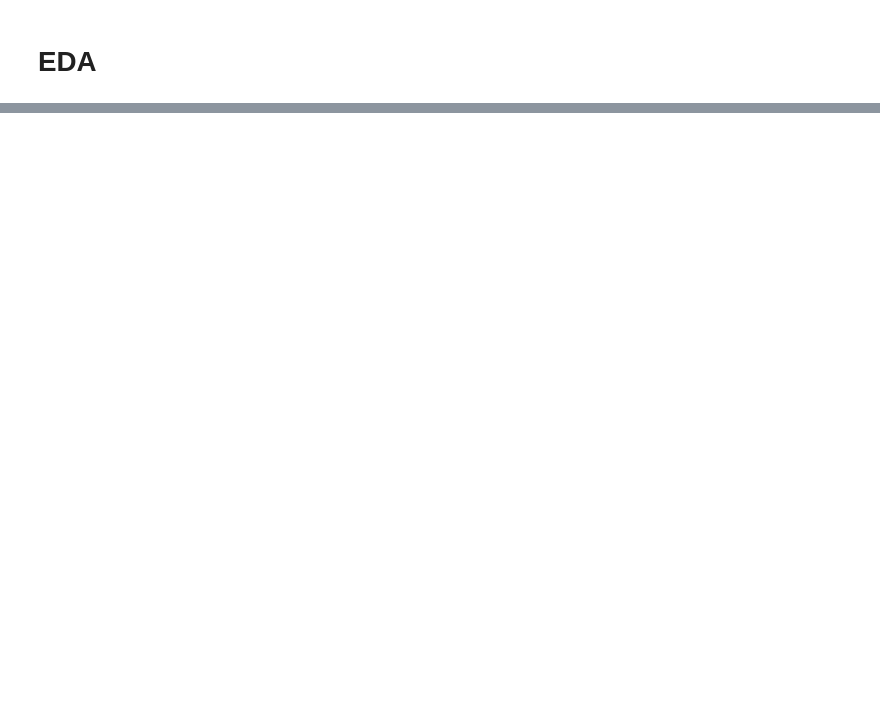
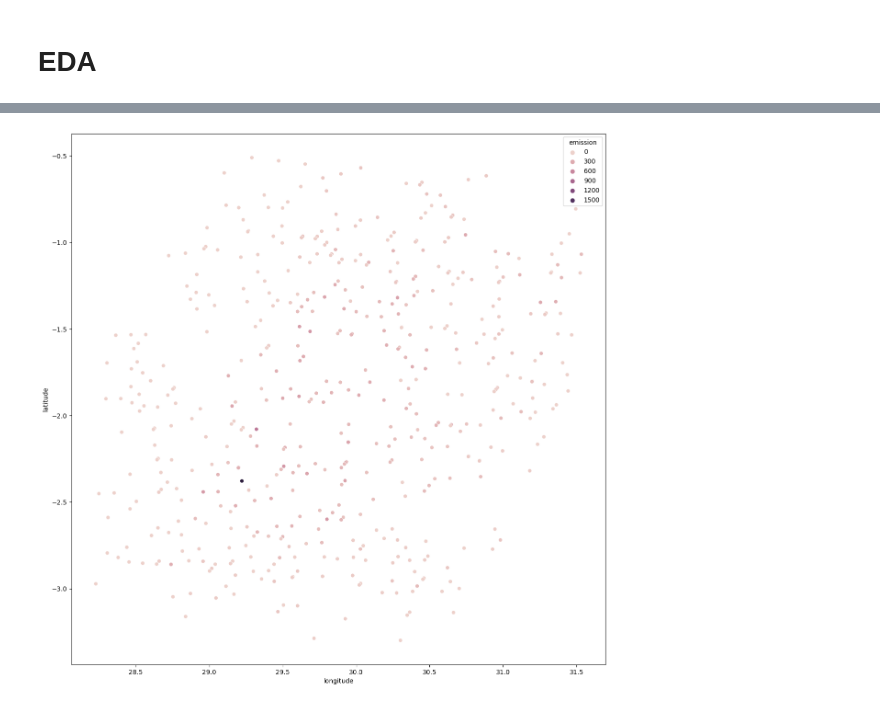
Before and after one commit to WestedCrean/kaggle-notes, a Jupyter notebook: playground-series-s3e20/eda.ipynb, the cells around one changed output, grey strips where cells are left out. Drawn from its saved outputs; the diff is of its cells as text; code cells hidden in the pictures; blank space fills up the shorter version.

```diff
--- a/playground-series-s3e20/eda.ipynb
+++ b/playground-series-s3e20/eda.ipynb
@@ -417,0 +3,17 @@ total_sales_by_country_x_product
+# %%
+import pandas as pd
+import numpy as np
+import matplotlib.pyplot as plt
+import seaborn as sns
+
+data_path = "./data/"
+df_train = pd.read_csv(data_path + "train.csv")
+df_test = pd.read_csv(data_path + "test.csv")
+
+id_column = "ID_LAT_LON_YEAR_WEEK"
+target_column = "emission"
+#df_train.drop('id', axis=1, inplace=True)
+
+#df_train['date'] = pd.to_datetime(df_train['date'])
+
+df_train.head(10)
@@ -417,0 +154,18 @@ total_sales_by_country_x_product
+# %%
+df0 = df_train.copy()
+# drop ID_LAT_LON_YEAR_WEEK
+df0.drop(columns=[id_column], inplace=True)
+# %%
+fig, ax = plt.subplots(figsize=(15, 15))
+
+year = 2020
+week_no = 15
+
+plot_data = df0[(df0['year'] == year) & (df0['week_no'] == week_no)]
+
+
+# plot on latitude, longitude columns as x, y, emission as color
+sns.scatterplot(x='longitude', y='latitude', hue='emission', data=plot_data, ax=ax, cmap='magma', vmin=0, vmax=1500)
+plt.show()
+# %% [output]
+[figure, added]
```
Also changed, not shown: parts of 60 cells of this notebook, 1 other file.
